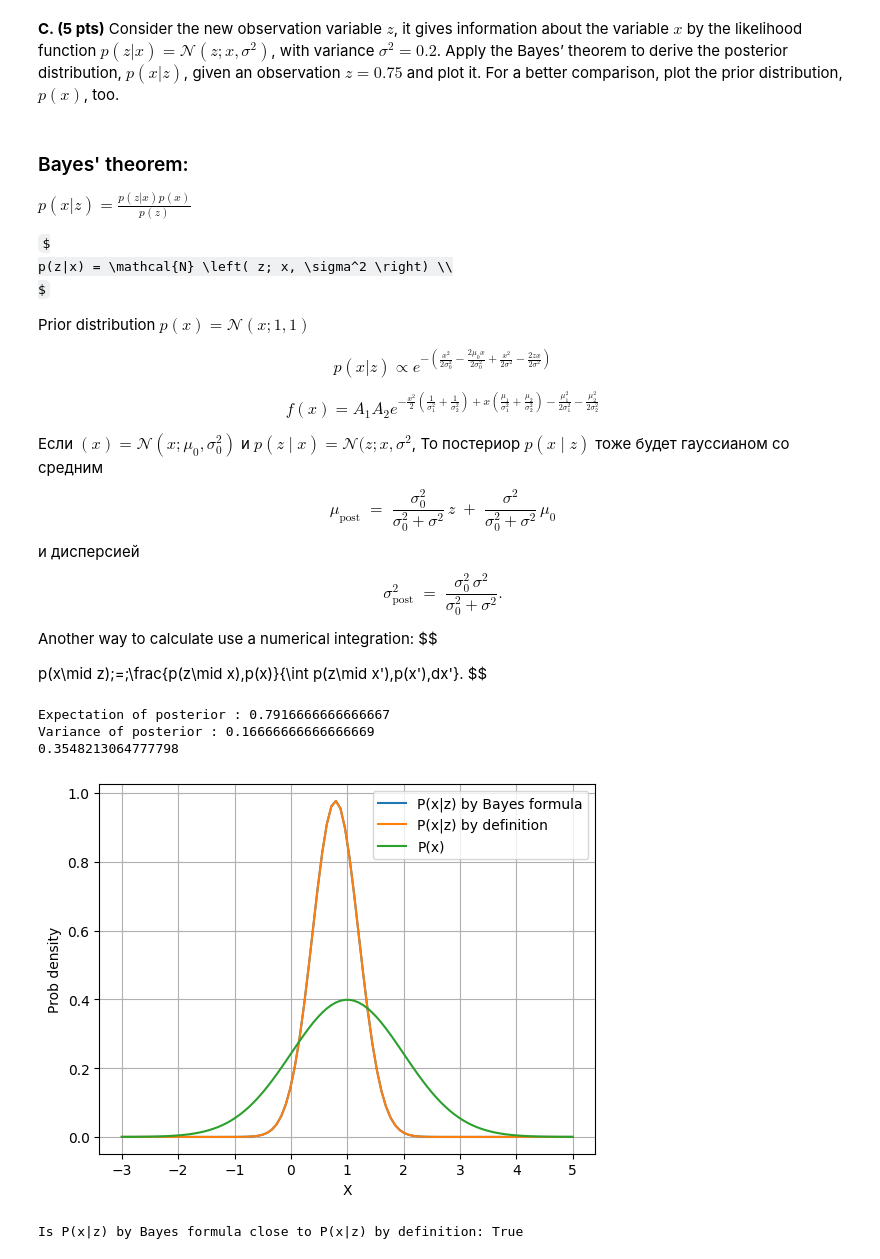
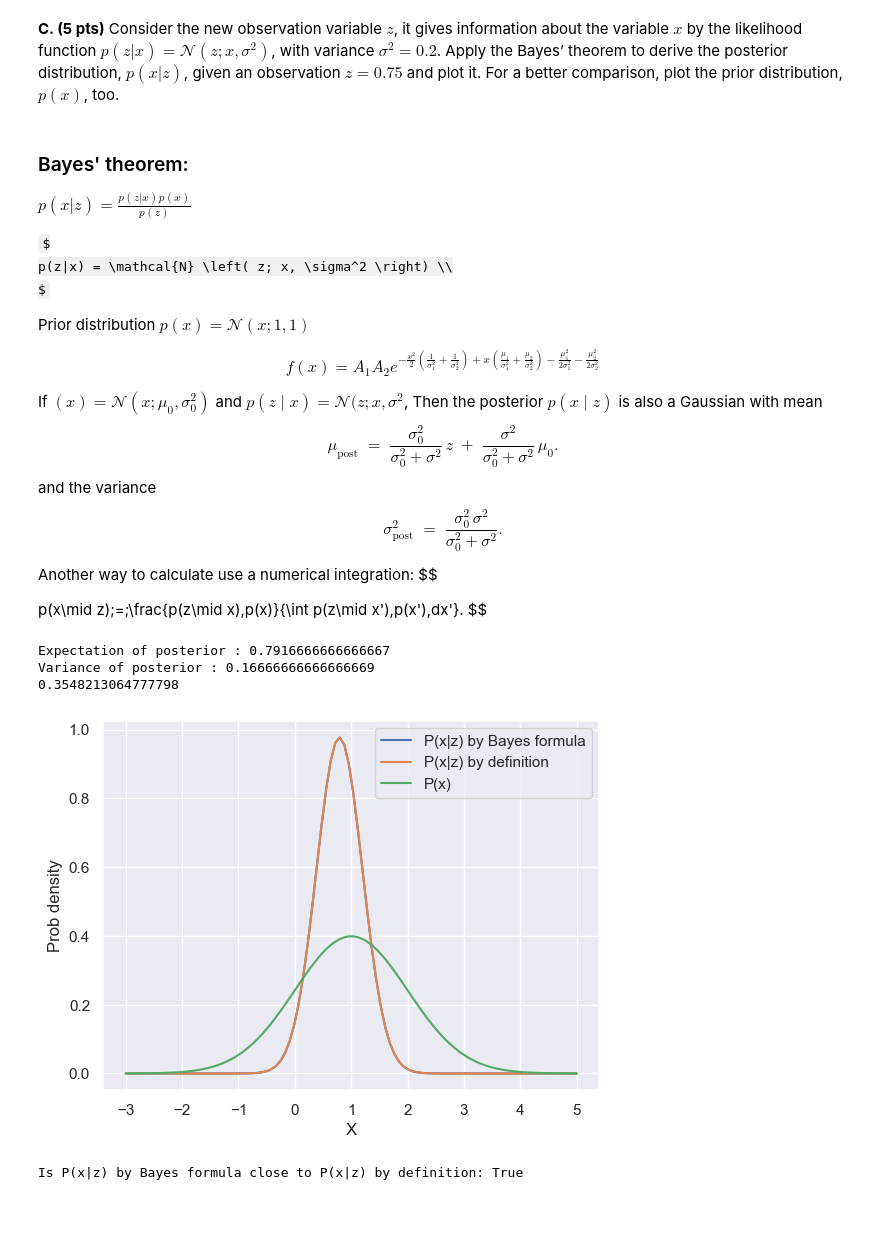
Before and after one commit to HerMak56/perception-in-robotics, a Jupyter notebook: HomeWork/PS1/PS1_Solution.ipynb, the cells around one changed output. Cells and saved outputs as stored; diff of their text form; code cells hidden in the pictures; some formulas as TeX source; blank space fills up the shorter version.

```diff
--- a/HomeWork/PS1/PS1_Solution.ipynb
+++ b/HomeWork/PS1/PS1_Solution.ipynb
@@ -6,6 +6,9 @@ import numpy as np
 import matplotlib.pyplot as plt
 import scipy.stats as stats
 import seaborn as sns
+
+sns.set_theme(style="dark")
+# 'darkgrid', 'whitegrid', 'dark', 'white', 'ticks'
 # %% [markdown]
 **A. (5 pts)** Plot the probability density function p(x) of a one dimensional Gaussian distribution **N(x; 1,1).**
 Hint: you might want to look at the library scipy.stats and use the function norm.pdf().
@@ -64,23 +67,23 @@ p(x) = \mathcal{N}(x; 1,1)
 $
 
 
-$$
+<!-- $$
 p(x | z) \propto e^{-\left( \frac{x^2}{2\sigma_0^2} - \frac{2\mu_0 x}{2\sigma_0^2} + \frac{x^2}{2\sigma^2} - \frac{2z x}{2\sigma^2} \right)}
-$$
+$$ -->
 
 
 $$
 f(x) = A_1 A_2 e^{-\frac{x^2}{2} \left( \frac{1}{\sigma_1^2} + \frac{1}{\sigma_2^2} \right) + x \left( \frac{\mu_1}{\sigma_1^2} + \frac{\mu_2}{\sigma_2^2} \right) - \frac{\mu_1^2}{2\sigma_1^2} - \frac{\mu_2^2}{2\sigma_2^2} }
 $$
 
-Если $(x) = \mathcal{N}(x; \mu_0,\sigma_0^2) $ и $p(z \mid x) = \mathcal{N}(z; x,\sigma^2$,
-То постериор $p(x \mid z)$ тоже будет гауссианом со средним
+If $(x) = \mathcal{N}(x; \mu_0,\sigma_0^2)$ and $p(z \mid x) = \mathcal{N}(z; x,\sigma^2$,
+Then the posterior $p(x \mid z)$ is also a Gaussian with mean
 $$
 \mu_{\text{post}} \;=\;
 \frac{\sigma_0^2}{\sigma_0^2 + \sigma^2}\,z \;+\;
-\frac{\sigma^2}{\sigma_0^2 + \sigma^2}\,\mu_0
+\frac{\sigma^2}{\sigma_0^2 + \sigma^2}\,\mu_0.
 $$
-и дисперсией
+and the variance
 $$
 \sigma_{\text{post}}^2 \;=\;
 \frac{\sigma_0^2\,\sigma^2}{\sigma_0^2 + \sigma^2}.
@@ -120,20 +123,20 @@ Variance of posterior : 0.16666666666666669
 # %%
 # p_x_z_ = stats.norm.pdf(x,mean_post,np.sqrt(sig_post_2)) / calculate_normalisation_coef()
 p_x = stats.norm.pdf(x,mean_0,np.sqrt(sig_0_2))
 p_z_x = stats.norm.pdf(z,x,np.sqrt(sig_z_2))
 p_x_z_def = p_z_x * p_x / calculate_normalisation_coef()
 
 p_x_z_form = stats.norm.pdf(x, mean_post , np.sqrt(sig_post_2))
-plt.plot(x,p_x_z_def, label = "P(x|z) by Bayes formula")
-plt.plot(x,p_x_z_form, label = "P(x|z) by definition")
+plt.plot(x,p_x_z_form, label = "P(x|z) by Bayes formula")
+plt.plot(x,p_x_z_def, label = "P(x|z) by definition")
 plt.plot(x,p_x, label = "P(x)")
 # plt.gca().set_aspect('equal')
 plt.xlabel("X")
 plt.ylabel("Prob density")
 plt.legend()
 plt.grid()
 plt.show()
 print(f"Is P(x|z) by Bayes formula close to P(x|z) by definition: {np.all(np.isclose(p_x_z_def,p_x_z_form))}")
 # %% [output]
-[figure, old version]
+[figure, new version]
 Is P(x|z) by Bayes formula close to P(x|z) by definition: True
```
Also changed, not shown: parts of 14 cells of this notebook.
